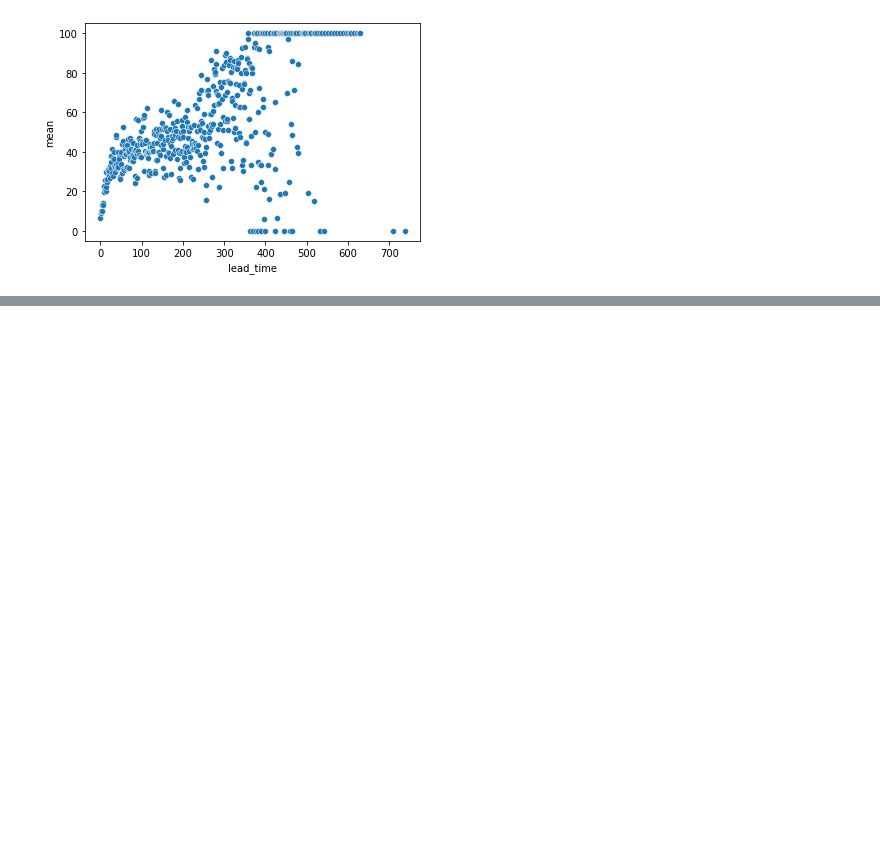
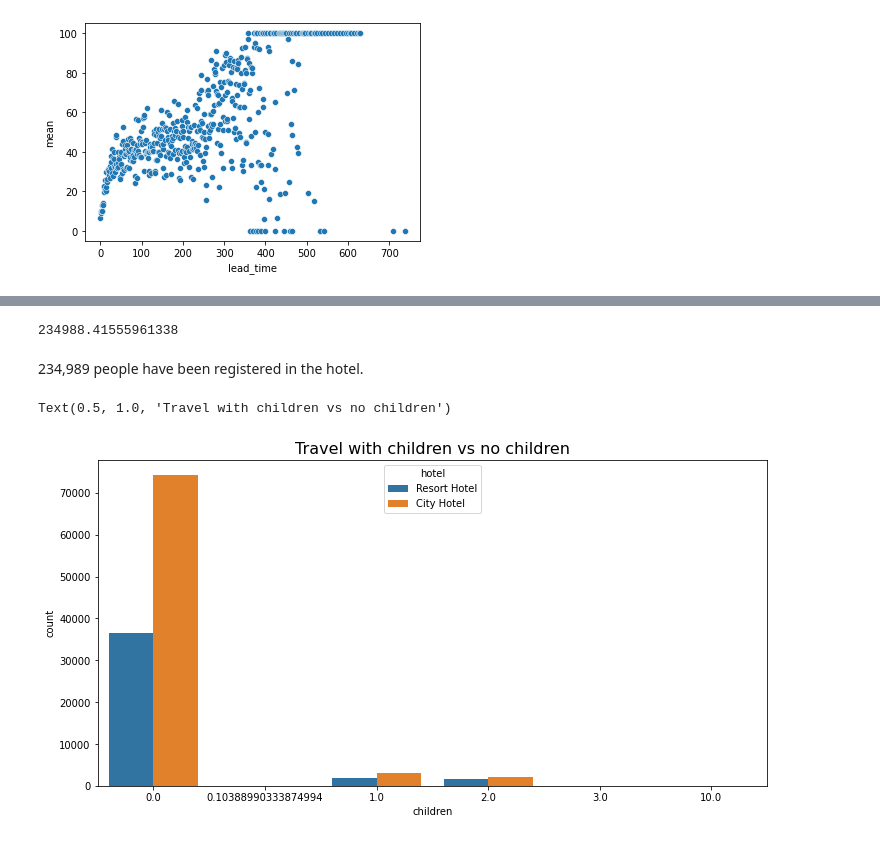
Before and after one commit to shub0411/hotel_booking_analysis, a Jupyter notebook: first_eda_pynb.ipynb, the cells around one changed output, grey strips where cells are left out. Drawn from its saved outputs; the diff is of its cells as text; code cells hidden in the pictures; blank space fills up the shorter version.

```diff
--- a/first_eda_pynb.ipynb
+++ b/first_eda_pynb.ipynb
@@ -822,0 +983,14 @@ sns.scatterplot(x=a.index, y=a["mean"] * 100)
+# %%
+total_members= df['adults']+ df['babies']+df['children']
+total_members.sum()
+# %% [output]
+234988.41555961338
+# %% [markdown]
+234,989 people have been registered in the hotel.
+# %%
+plt.figure(figsize=(12,6))
+sns.countplot (x= 'children',data=df, hue= 'hotel').set_title ('booking in months')
+plt.title('Travel with children vs no children', fontsize = 16)
+# %% [output]
+Text(0.5, 1.0, 'Travel with children vs no children')
+[figure, added]
```
Also changed, not shown: parts of 22 cells of this notebook.
